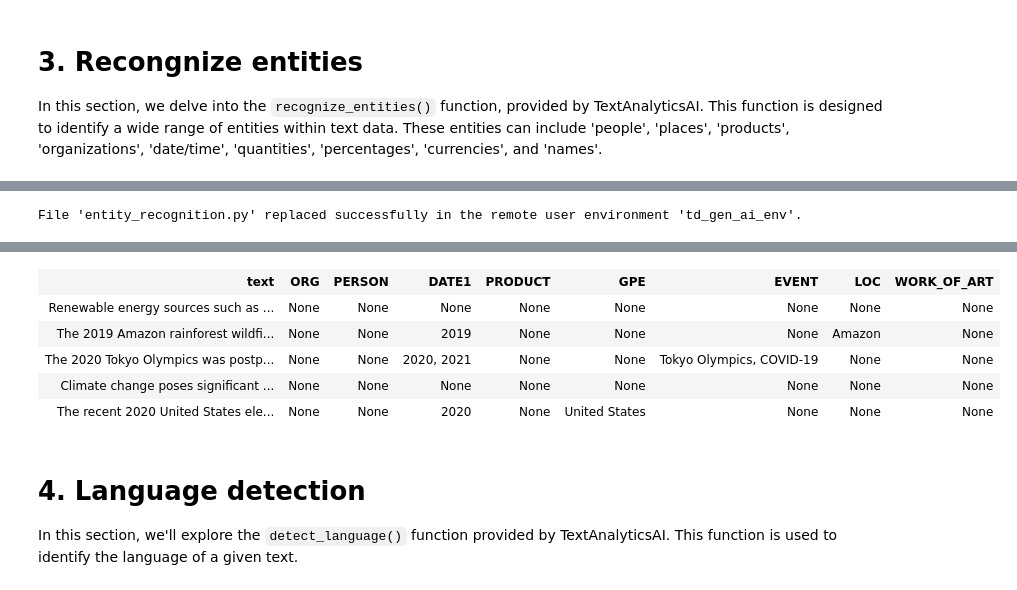
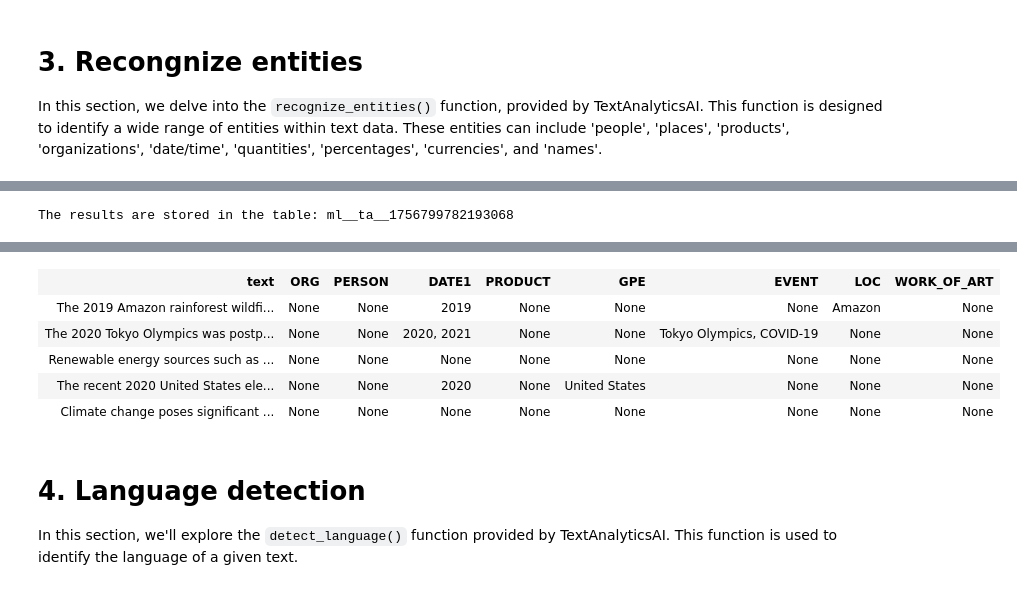
Before and after one commit to Teradata/teradatagenai, a Jupyter notebook: Workflows/TextAnalytics/teradata_text_analytics_with_byollm_huggingface.ipynb, the cells around one changed output, grey strips where cells are left out. Saved outputs shown, nothing was run; the diff lists cells and outputs as text; code cells hidden in the pictures.

```diff
--- a/Workflows/TextAnalytics/teradata_text_analytics_with_byollm_huggingface.ipynb
+++ b/Workflows/TextAnalytics/teradata_text_analytics_with_byollm_huggingface.ipynb
@@ -233,7 +237,7 @@ obj.recognize_entities(column='articles',
                                                   "EVENT": VARCHAR(64000),
                                                   "LOC": VARCHAR(64000),
                                                   "WORK_OF_ART": VARCHAR(64000)},
-                                       data=df_articles,
-                                       script = entity_recognition_script, delimiter="#")
+                                       data=df_articles, accumulate="articles",
+                                       script=entity_recognition_script, delimiter="#")
 # %% [output]
-File 'entity_recognition.py' replaced successfully in the remote user environment 'td_gen_ai_env'.
+The results are stored in the table: ml__ta__1756799782193068
@@ -240,9 +245,9 @@ File 'entity_recognition.py' replaced successfully in the remote user environmen
 | text | ORG | PERSON | DATE1 | PRODUCT | GPE | EVENT | LOC | WORK_OF_ART |
-| Renewable energy sources such as ... | None | None | None | None | None | None | None | None |
 | The 2019 Amazon rainforest wildfi... | None | None | 2019 | None | None | None | Amazon | None |
 | The 2020 Tokyo Olympics was postp... | None | None | 2020, 2021 | None | None | Tokyo Olympics, COVID-19 | None | None |
+| Renewable energy sources such as ... | None | None | None | None | None | None | None | None |
+| The recent 2020 United States ele... | None | None | 2020 | None | United States | None | None | None |
 | Climate change poses significant ... | None | None | None | None | None | None | None | None |
-| The recent 2020 United States ele... | None | None | 2020 | None | United States | None | None | None |
 # %% [markdown]
 # 4. Language detection
 In this section, we'll explore the `detect_language()` function provided by TextAnalyticsAI. This function is used to identify the language of a given text.
```
Also changed, not shown: parts of 36 cells of this notebook, 11 other files.
